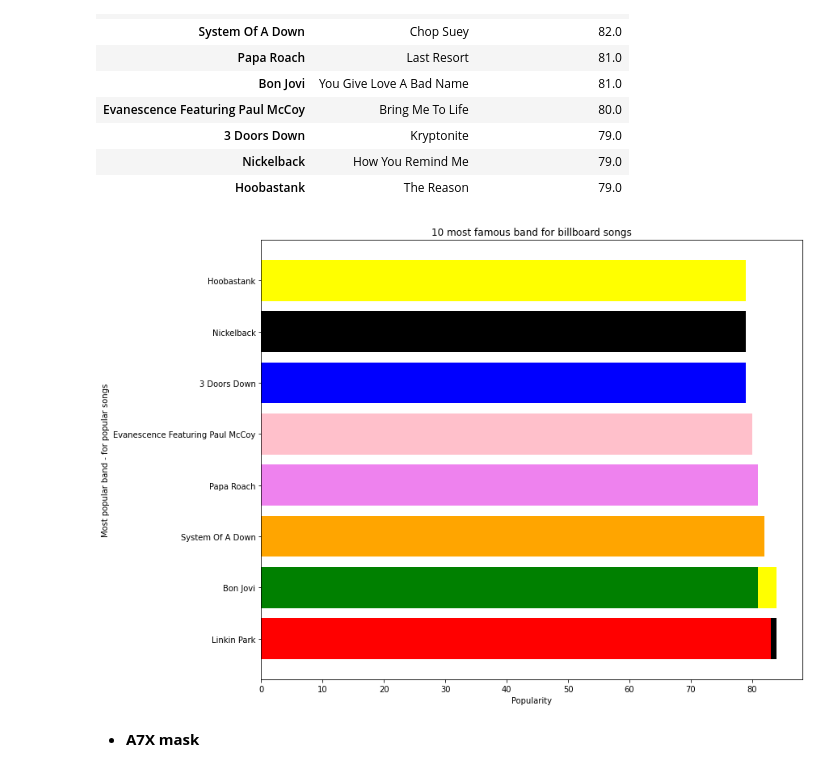
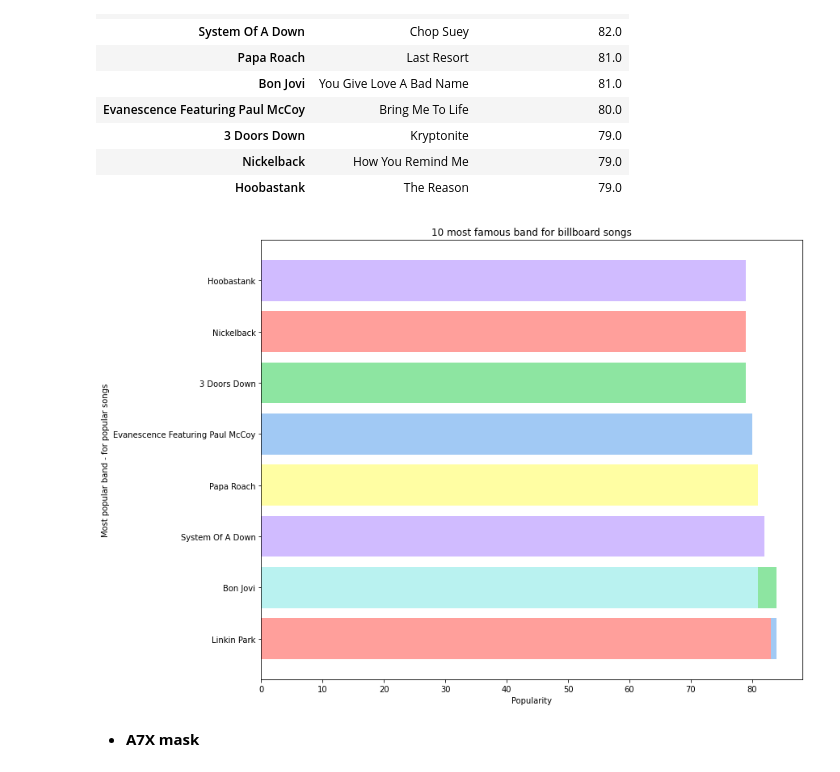
Before and after one commit to alelovo/Project_programming, a Jupyter notebook: project.ipynb, the cells around one changed output. Saved outputs shown, nothing was run; the diff lists cells and outputs as text; code cells hidden in the pictures.

```diff
--- a/project.ipynb
+++ b/project.ipynb
@@ -529,14 +578,14 @@ ten_most_popular_matal_performer
 | Hoobastank | The Reason | 79.0 |
 # %%
 plt.figure(figsize=(12,10))
-sb.color_palette('pastel6')
-plt.barh(ten_most_popular_matal_performer.index,ten_most_popular_matal_performer['spotify_track_popularity'],color=['black','yellow','red','orange','violet','green','pink','blue'])
+color=sb.color_palette('pastel6')
+plt.barh(ten_most_popular_matal_performer.index,ten_most_popular_matal_performer['spotify_track_popularity'],color=color)
 plt.title('10 most famous band for billboard songs')
 plt.xlabel('Popularity')
 plt.ylabel('Most popular band - for popular songs')
 plt.show()
 # %% [output]
-[figure, old version]
+[figure, new version]
 # %% [markdown]
 * **A7X mask**
 # %%
```
Also changed, not shown: parts of 12 cells of this notebook.
